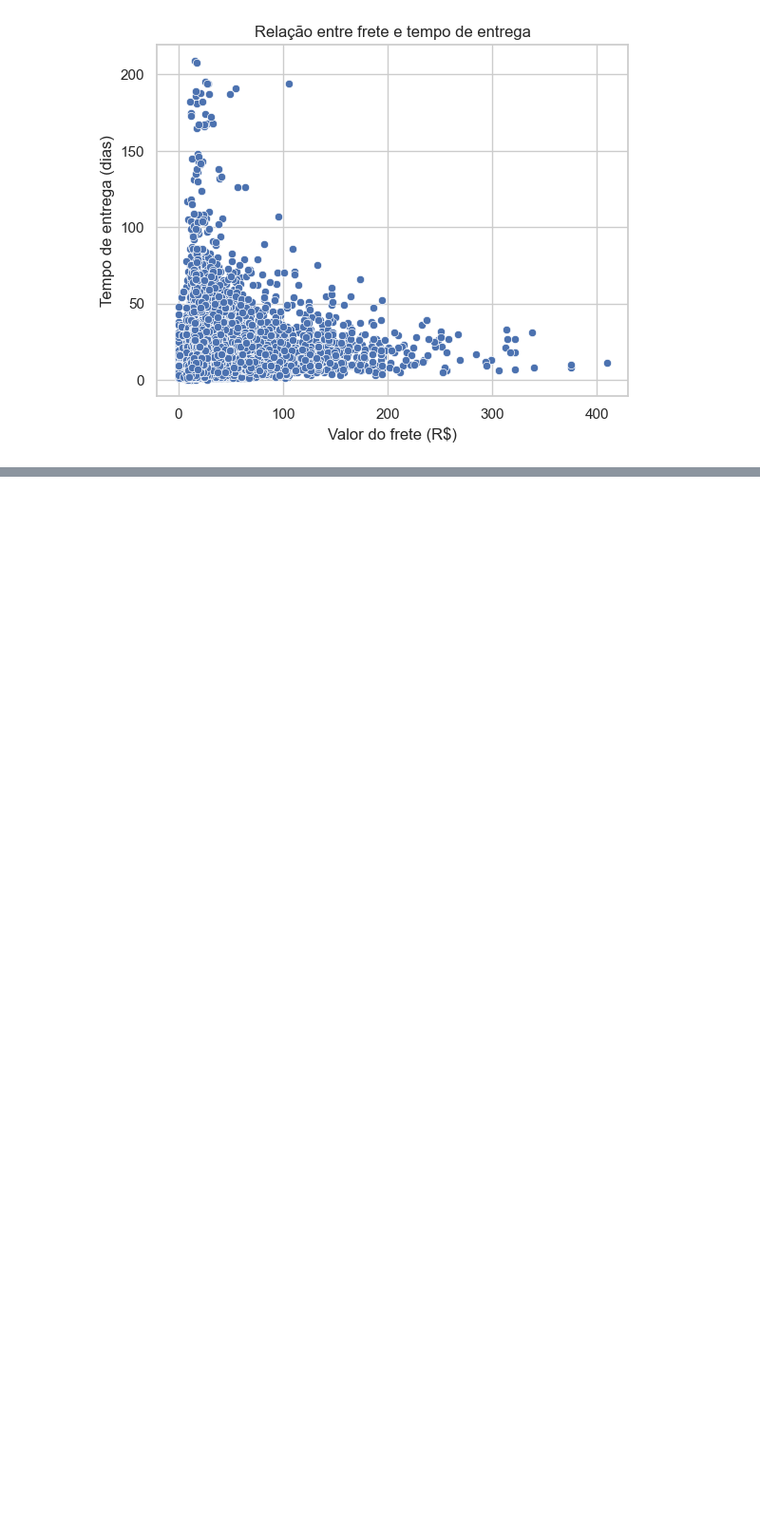
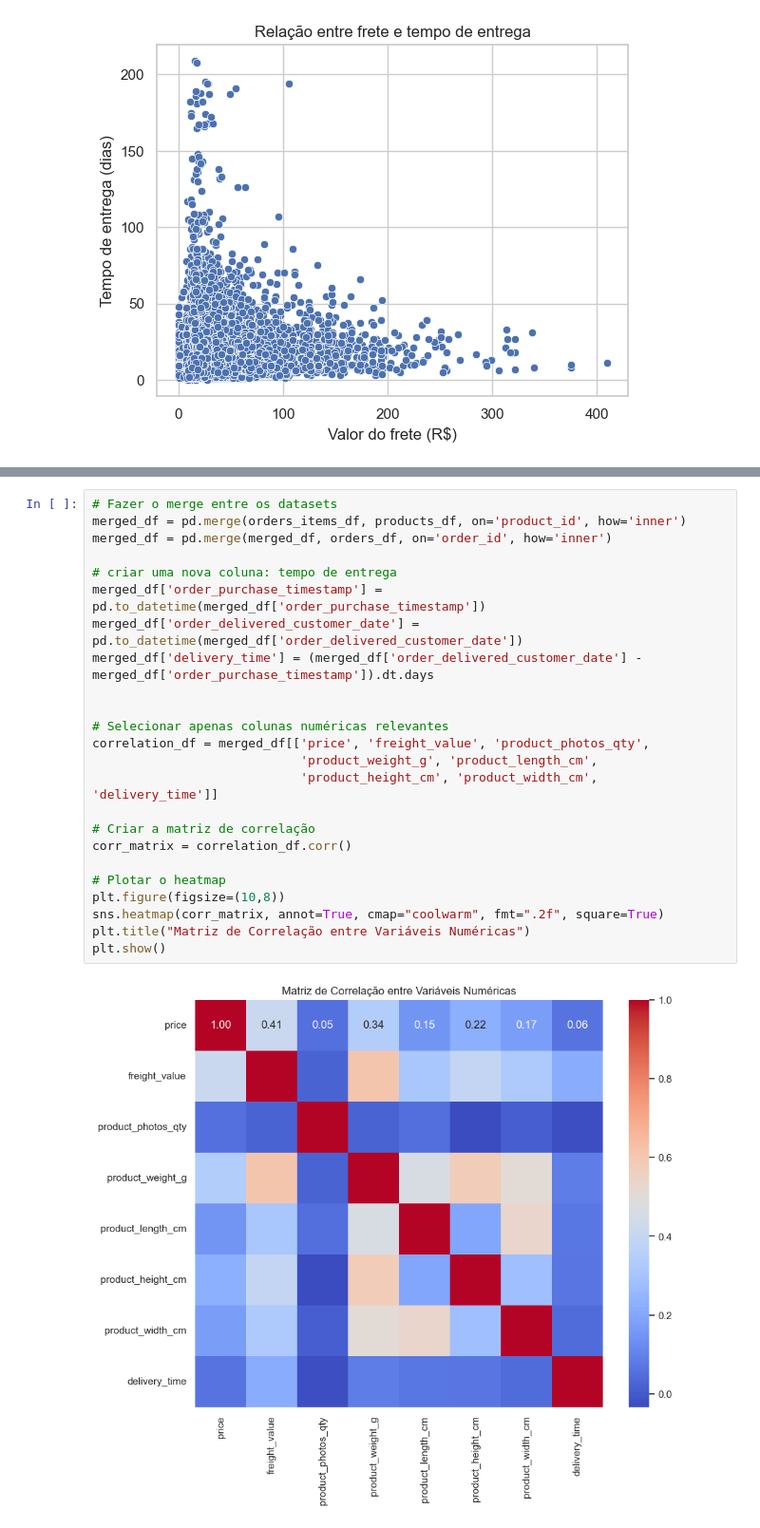
Before and after one commit to edilton-bs/projeto-analisepreditivavendas, a Jupyter notebook: notebooks/01_data_preprocessing_eda.ipynb.ipynb, the cells around one changed output, grey strips where cells are left out. Shown: that part at 95% size. Cells and saved outputs as stored; diff of their text form; blank space fills up the shorter version.

```diff
--- a/notebooks/01_data_preprocessing_eda.ipynb.ipynb
+++ b/notebooks/01_data_preprocessing_eda.ipynb.ipynb
@@ -236,0 +268,26 @@ plt.show()
+# %%
+# Fazer o merge entre os datasets
+merged_df = pd.merge(orders_items_df, products_df, on='product_id', how='inner')
+merged_df = pd.merge(merged_df, orders_df, on='order_id', how='inner')
+
+# criar uma nova coluna: tempo de entrega
+merged_df['order_purchase_timestamp'] = pd.to_datetime(merged_df['order_purchase_timestamp'])
+merged_df['order_delivered_customer_date'] = pd.to_datetime(merged_df['order_delivered_customer_date'])
+merged_df['delivery_time'] = (merged_df['order_delivered_customer_date'] - merged_df['order_purchase_timestamp']).dt.days
+
+
+# Selecionar apenas colunas numéricas relevantes
+correlation_df = merged_df[['price', 'freight_value', 'product_photos_qty',
+                            'product_weight_g', 'product_length_cm',
+                            'product_height_cm', 'product_width_cm', 'delivery_time']]
+
+# Criar a matriz de correlação
+corr_matrix = correlation_df.corr()
+
+# Plotar o heatmap
+plt.figure(figsize=(10,8))
+sns.heatmap(corr_matrix, annot=True, cmap="coolwarm", fmt=".2f", square=True)
+plt.title("Matriz de Correlação entre Variáveis Numéricas")
+plt.show()
+# %% [output]
+[figure, added]
```
Also changed, not shown: parts of 2 cells of this notebook.
